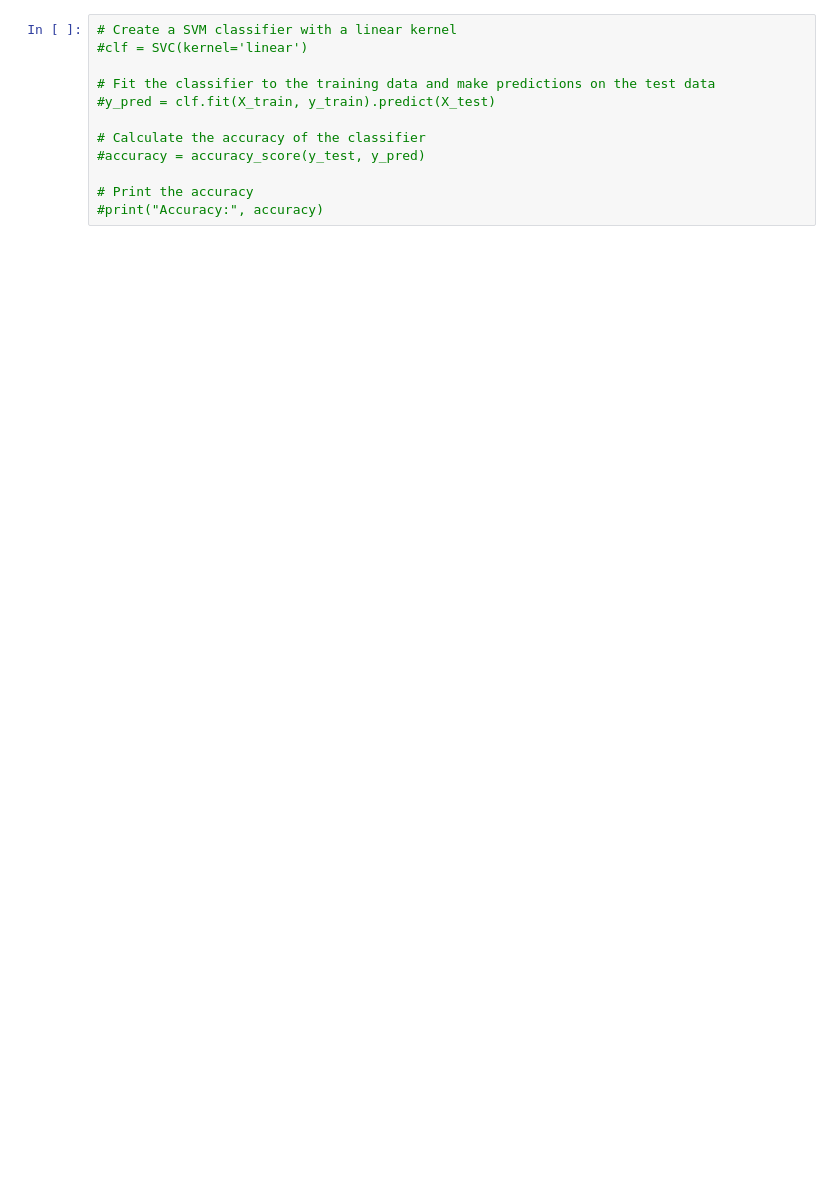
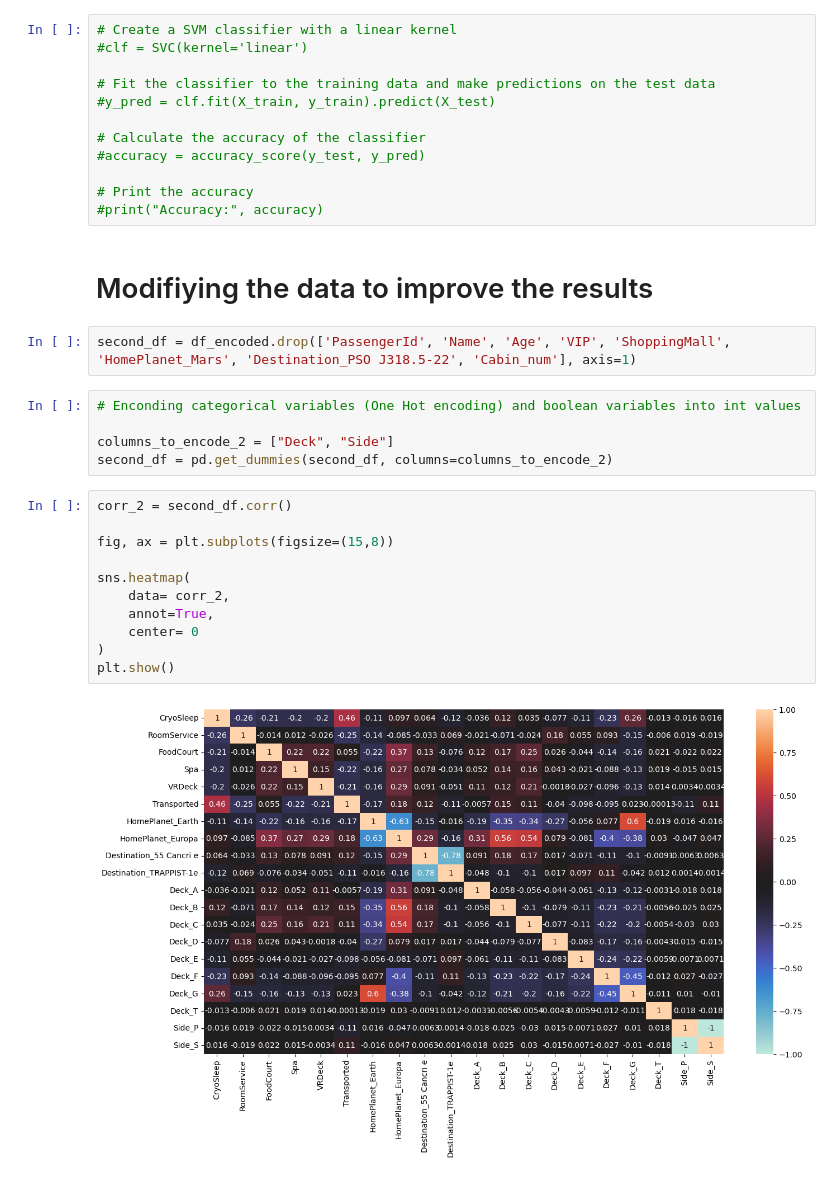
Before and after one commit to Alejolamilla/Spaceship-Titanic, a Jupyter notebook: spaceship_titanic.ipynb, the cells around one changed output. Saved outputs shown, nothing was run; the diff lists cells and outputs as text; blank space fills up the shorter version.

Commit message:
created a second and third df to improve the accuracy

```diff
--- a/spaceship_titanic.ipynb
+++ b/spaceship_titanic.ipynb
@@ -299,3 +280,25 @@ Accuracy: 0.7367624810892587
 
 # Print the accuracy
 #print("Accuracy:", accuracy)
+# %% [markdown]
+# Modifiying the data to improve the results
+# %%
+second_df = df_encoded.drop(['PassengerId', 'Name', 'Age', 'VIP', 'ShoppingMall', 'HomePlanet_Mars', 'Destination_PSO J318.5-22', 'Cabin_num'], axis=1)
+# %%
+# Enconding categorical variables (One Hot encoding) and boolean variables into int values
+
+columns_to_encode_2 = ["Deck", "Side"]
+second_df = pd.get_dummies(second_df, columns=columns_to_encode_2)
+# %%
+corr_2 = second_df.corr()
+
+fig, ax = plt.subplots(figsize=(15,8))
+
+sns.heatmap(
+    data= corr_2,
+    annot=True,
+    center= 0
+)
+plt.show()
+# %% [output]
+[figure, added]
```
Also changed, not shown: parts of 15 cells of this notebook.
